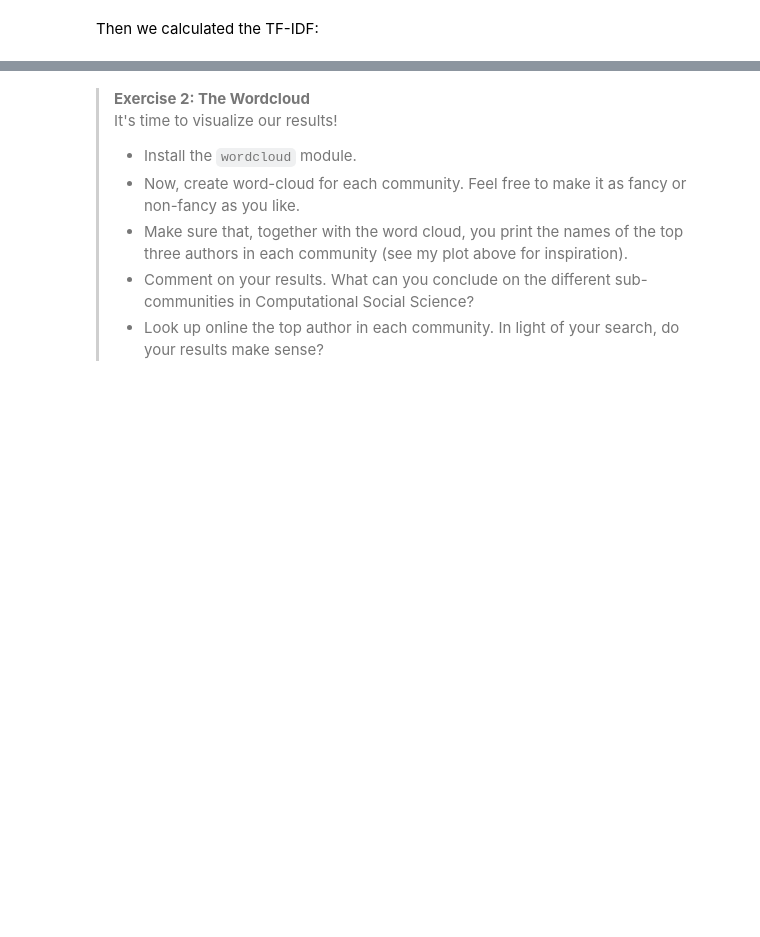
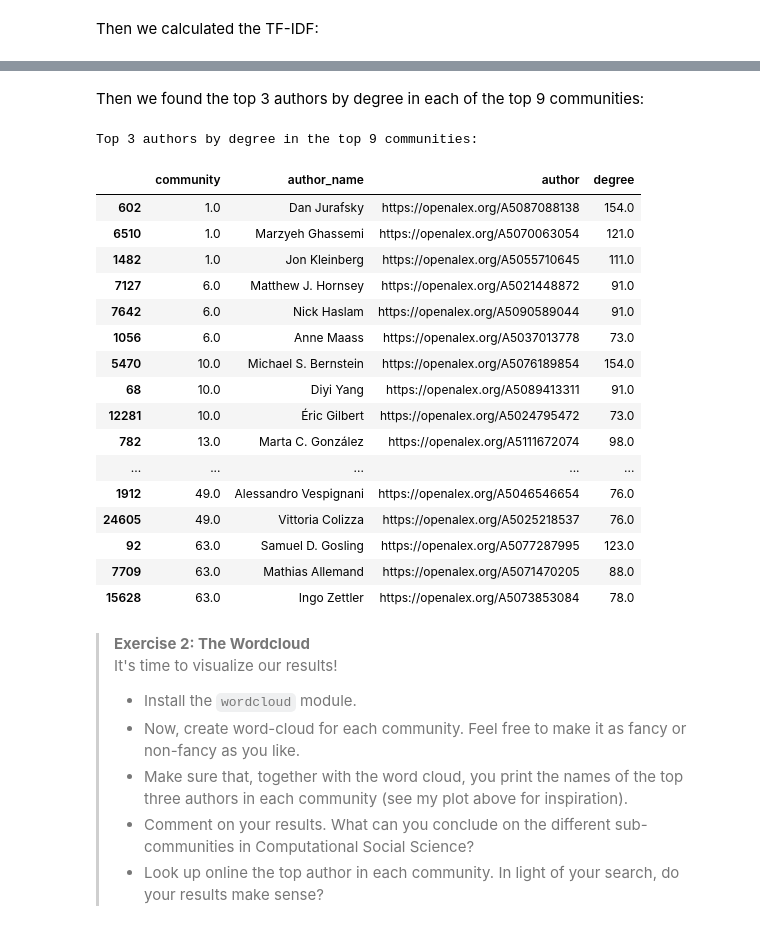
Before and after one commit to Stampe04/CSS_Assignment2, a Jupyter notebook: Assignment2.ipynb, the cells around one changed output, grey strips where cells are left out. Saved outputs shown, nothing was run; the diff lists cells and outputs as text; code cells hidden in the pictures; blank space fills up the shorter version.

```diff
--- a/Assignment2.ipynb
+++ b/Assignment2.ipynb
@@ -486,0 +505,17 @@ df_small = df_small.drop_duplicates(subset=["id", "community"])
+# %%
+community_author_counts = (
+    paper_author_info[["author", "community"]]
+    .drop_duplicates()
+    .groupby("community")["author"]
+    .nunique()
+    .sort_values(ascending=False)
+)
+
+top5_communities = community_author_counts.head(5).index.tolist()
+top9_communities = community_author_counts.head(9).index.tolist()
+
+print("Top 5 communities by number of authors:")
+print(community_author_counts.head(5))
+
+print("\nTop 9 communities by number of authors:")
+print(community_author_counts.head(9))
@@ -613,3 +700,42 @@ tf_table
+# %% [markdown]
+Then we found the top 3 authors by degree in each of the top 9 communities:
+# %%
+df_auth = df_merged[["author", "community", "degree"]].drop_duplicates().copy()
+
+top_authors_top9 = (
+    df_auth[df_auth["community"].isin(top9_communities)]
+    .sort_values(["community", "degree"], ascending=[True, False])
+    .groupby("community")
+    .head(3)
+    .copy()
+)
+
+author_name_map = dict(zip(fa["id"], fa["display_name"]))
+top_authors_top9["author_name"] = top_authors_top9["author"].map(author_name_map)
+
+print("Top 3 authors by degree in the top 9 communities:")
+top_authors_top9[["community", "author_name", "author", "degree"]].sort_values(
+    ["community", "degree"], ascending=[True, False]
+)
+# %% [output]
+Top 3 authors by degree in the top 9 communities:
+|  | community | author_name | author | degree |
+| 602 | 1.0 | Dan Jurafsky | https://openalex.org/A5087088138 | 154.0 |
+| 6510 | 1.0 | Marzyeh Ghassemi | https://openalex.org/A5070063054 | 121.0 |
+| 1482 | 1.0 | Jon Kleinberg | https://openalex.org/A5055710645 | 111.0 |
+| 7127 | 6.0 | Matthew J. Hornsey | https://openalex.org/A5021448872 | 91.0 |
+| 7642 | 6.0 | Nick Haslam | https://openalex.org/A5090589044 | 91.0 |
+| 1056 | 6.0 | Anne Maass | https://openalex.org/A5037013778 | 73.0 |
+| 5470 | 10.0 | Michael S. Bernstein | https://openalex.org/A5076189854 | 154.0 |
+| 68 | 10.0 | Diyi Yang | https://openalex.org/A5089413311 | 91.0 |
+| 12281 | 10.0 | Éric Gilbert | https://openalex.org/A5024795472 | 73.0 |
+| 782 | 13.0 | Marta C. González | https://openalex.org/A5111672074 | 98.0 |
+| ... | ... | ... | ... | ... |
+| 1912 | 49.0 | Alessandro Vespignani | https://openalex.org/A5046546654 | 76.0 |
+| 24605 | 49.0 | Vittoria Colizza | https://openalex.org/A5025218537 | 76.0 |
+| 92 | 63.0 | Samuel D. Gosling | https://openalex.org/A5077287995 | 123.0 |
+| 7709 | 63.0 | Mathias Allemand | https://openalex.org/A5071470205 | 88.0 |
+| 15628 | 63.0 | Ingo Zettler | https://openalex.org/A5073853084 | 78.0 |
 # %% [markdown]
 > __Exercise 2: The Wordcloud__
 > It's time to visualize our results!
```
Also changed, not shown: parts of 26 cells of this notebook.
